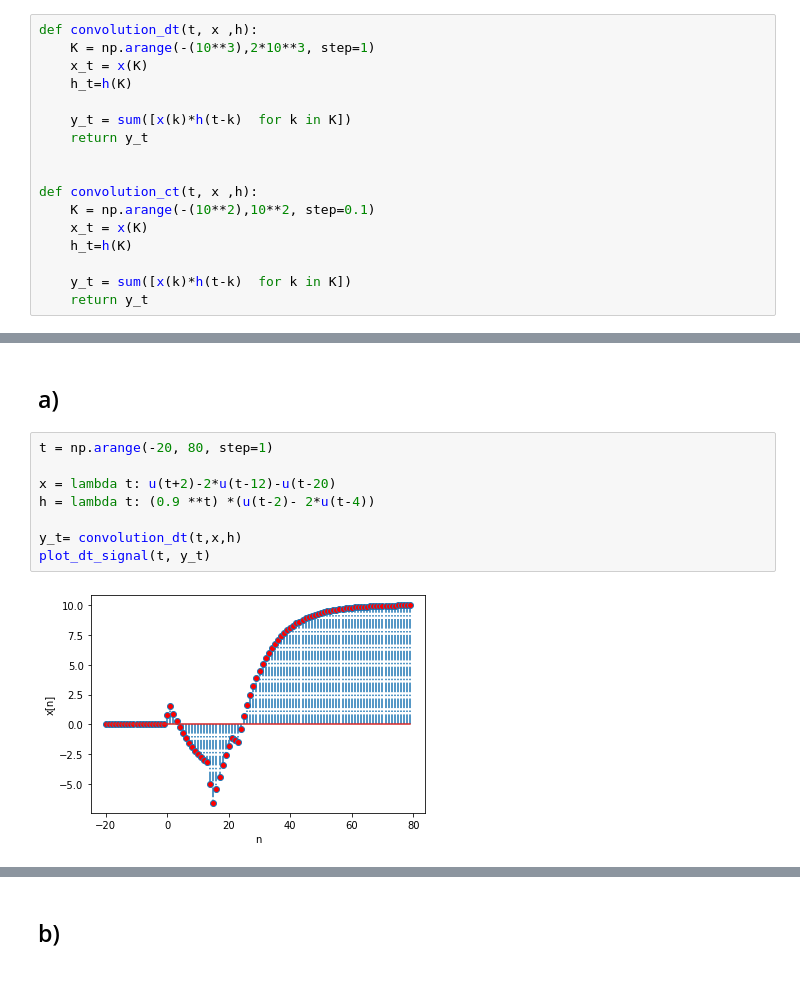
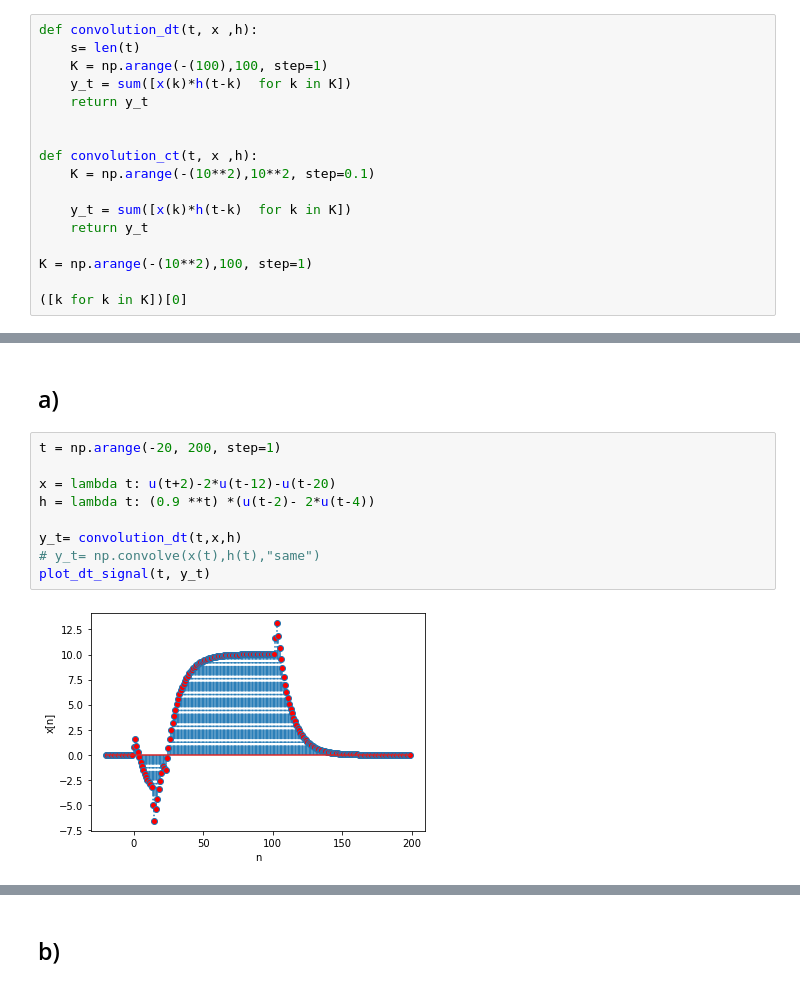
Before and after one commit to hoseinlook/signals_and_systems_hws, a Jupyter notebook: hw2/HW2_signals_and_systems.ipynb, the cells around one changed output, grey strips where cells are left out. Cells and saved outputs as stored; diff of their text form.

```diff
--- a/hw2/HW2_signals_and_systems.ipynb
+++ b/hw2/HW2_signals_and_systems.ipynb
@@ -36,18 +21,18 @@ def u(t) : return np.around((np.sign(t)+1)/2+0.00000001)
 def delta_dt(n):return u(n)-u(n-1)
 # %%
 def convolution_dt(t, x ,h):
-    K = np.arange(-(10**3),2*10**3, step=1)
-    x_t = x(K)
-    h_t=h(K)
-
+    s= len(t)
+    K = np.arange(-(100),100, step=1)
     y_t = sum([x(k)*h(t-k)  for k in K])
     return y_t
 
 
 def convolution_ct(t, x ,h):
     K = np.arange(-(10**2),10**2, step=0.1)
-    x_t = x(K)
-    h_t=h(K)
 
     y_t = sum([x(k)*h(t-k)  for k in K])
     return y_t
+
+K = np.arange(-(10**2),100, step=1)
+
+([k for k in K])[0]
@@ -56,12 +51,13 @@ def convolution_ct(t, x ,h):
 # %% [markdown]
 ## a)
 # %%
-t = np.arange(-20, 80, step=1)
+t = np.arange(-20, 200, step=1)
 
 x = lambda t: u(t+2)-2*u(t-12)-u(t-20)
 h = lambda t: (0.9 **t) *(u(t-2)- 2*u(t-4))
 
 y_t= convolution_dt(t,x,h)
+# y_t= np.convolve(x(t),h(t),"same")
 plot_dt_signal(t, y_t)
 # %% [output]
-[figure, old version]
+[figure, new version]
```
Also changed, not shown: parts of 14 cells of this notebook.
